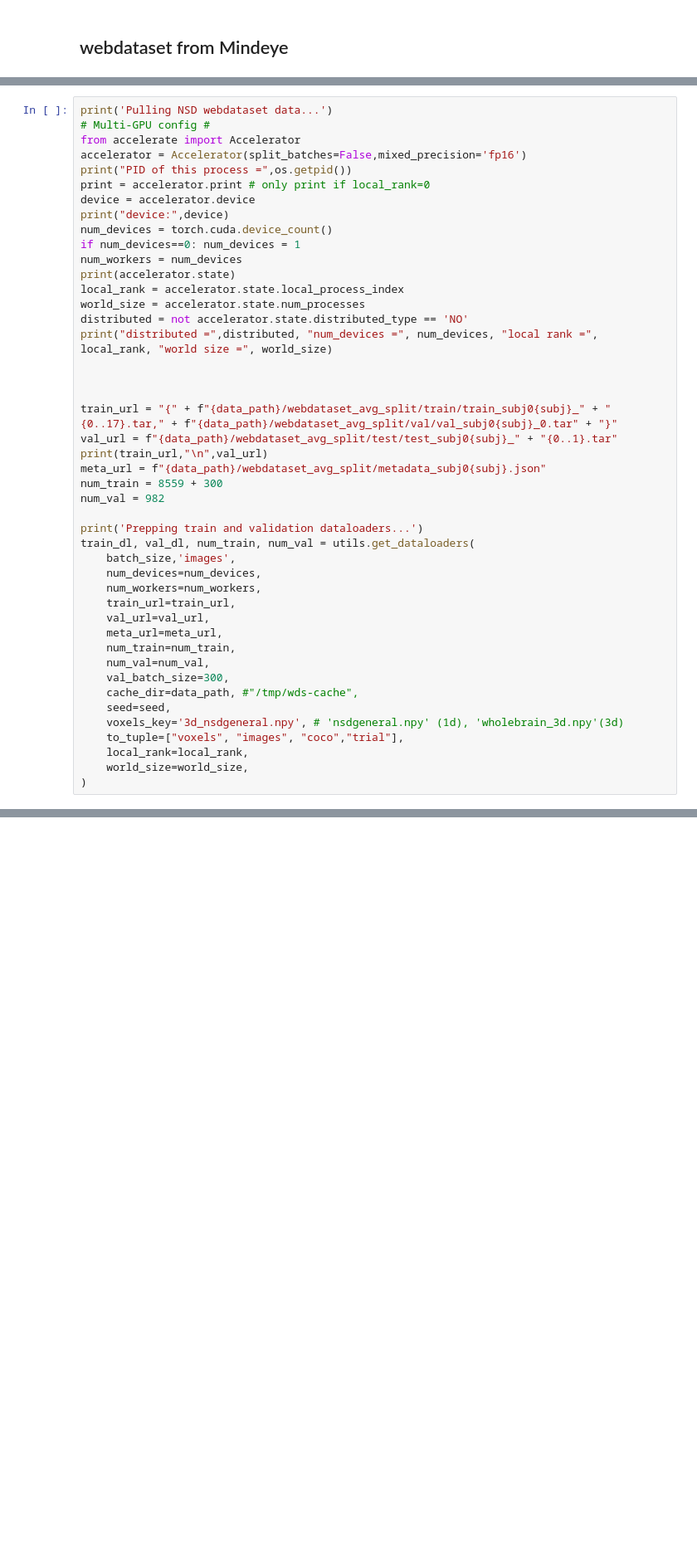
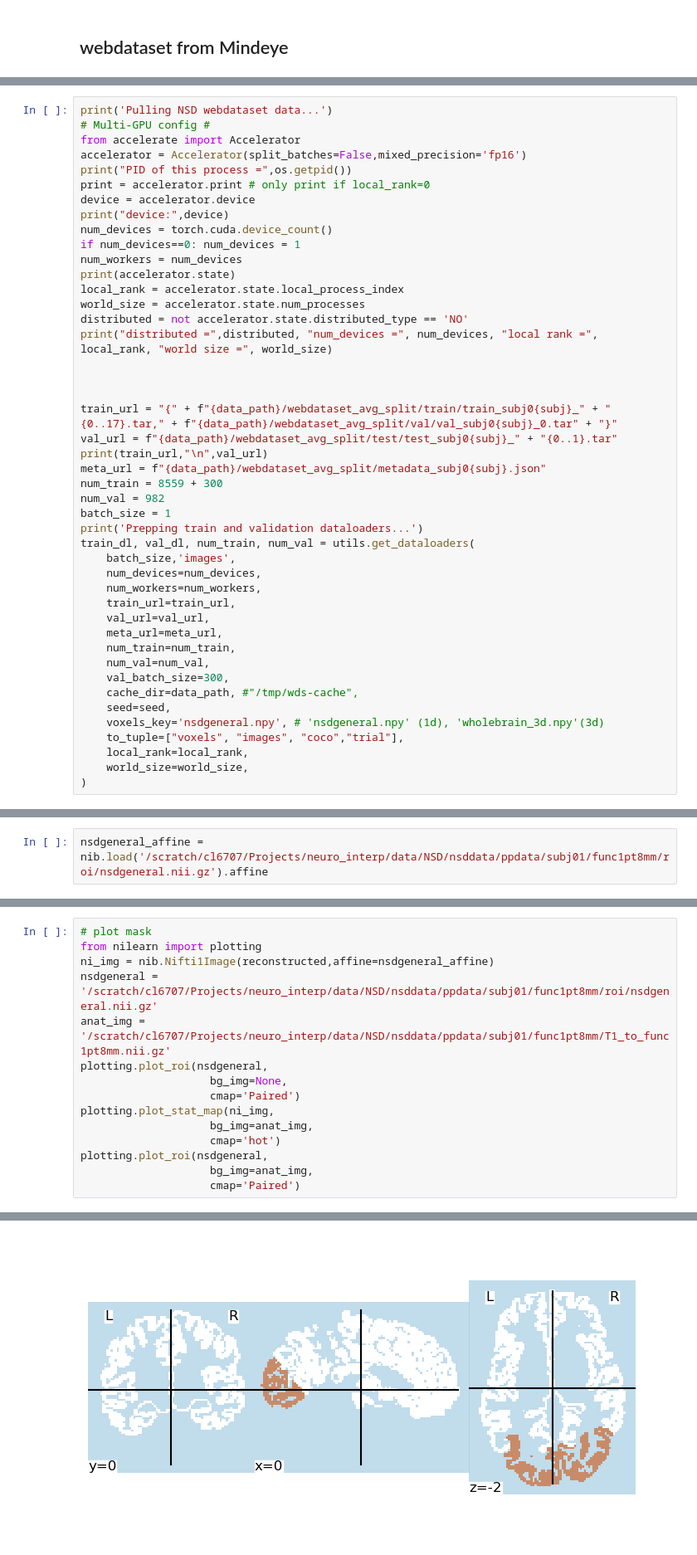
Before and after one commit to whisperle/Neural_Interpretation, a Jupyter notebook: notebooks/Dataloader.ipynb, the cells around one changed output, grey strips where cells are left out. Shown at 83% size. Saved outputs shown, nothing was run; the diff lists cells and outputs as text; blank space fills up the shorter version.

```diff
--- a/notebooks/Dataloader.ipynb
+++ b/notebooks/Dataloader.ipynb
@@ -97,7 +105,7 @@ print(train_url,"\n",val_url)
 meta_url = f"{data_path}/webdataset_avg_split/metadata_subj0{subj}.json"
 num_train = 8559 + 300
 num_val = 982
-
+batch_size = 1
 print('Prepping train and validation dataloaders...')
 train_dl, val_dl, num_train, num_val = utils.get_dataloaders(
     batch_size,'images',
@@ -111,7 +119,7 @@ train_dl, val_dl, num_train, num_val = utils.get_dataloaders(
     val_batch_size=300,
     cache_dir=data_path, #"/tmp/wds-cache",
     seed=seed,
-    voxels_key='3d_nsdgeneral.npy', # 'nsdgeneral.npy' (1d), 'wholebrain_3d.npy'(3d)
+    voxels_key='nsdgeneral.npy', # 'nsdgeneral.npy' (1d), 'wholebrain_3d.npy'(3d)
     to_tuple=["voxels", "images", "coco","trial"],
     local_rank=local_rank,
     world_size=world_size,
@@ -159,0 +194,2 @@ for val_i, (voxel, img_input, coco) in enumerate(val_dl):
+# %%
+nsdgeneral_affine = nib.load('/scratch/cl6707/Projects/neuro_interp/data/NSD/nsddata/ppdata/subj01/func1pt8mm/roi/nsdgeneral.nii.gz').affine
@@ -159,0 +201,16 @@ for val_i, (voxel, img_input, coco) in enumerate(val_dl):
+# %%
+# plot mask
+from nilearn import plotting
+ni_img = nib.Nifti1Image(reconstructed,affine=nsdgeneral_affine)
+nsdgeneral = '/scratch/cl6707/Projects/neuro_interp/data/NSD/nsddata/ppdata/subj01/func1pt8mm/roi/nsdgeneral.nii.gz'
+anat_img = '/scratch/cl6707/Projects/neuro_interp/data/NSD/nsddata/ppdata/subj01/func1pt8mm/T1_to_func1pt8mm.nii.gz'
+plotting.plot_roi(nsdgeneral,
+                    bg_img=None,
+                    cmap='Paired')
+plotting.plot_stat_map(ni_img,
+                    bg_img=anat_img,
+                    cmap='hot')
+plotting.plot_roi(nsdgeneral,
+                    bg_img=anat_img,
+                    cmap='Paired')
+# %% [output]
@@ -159,0 +218 @@ for val_i, (voxel, img_input, coco) in enumerate(val_dl):
+[figure, added]
```
Also changed, not shown: parts of 9 cells of this notebook.
